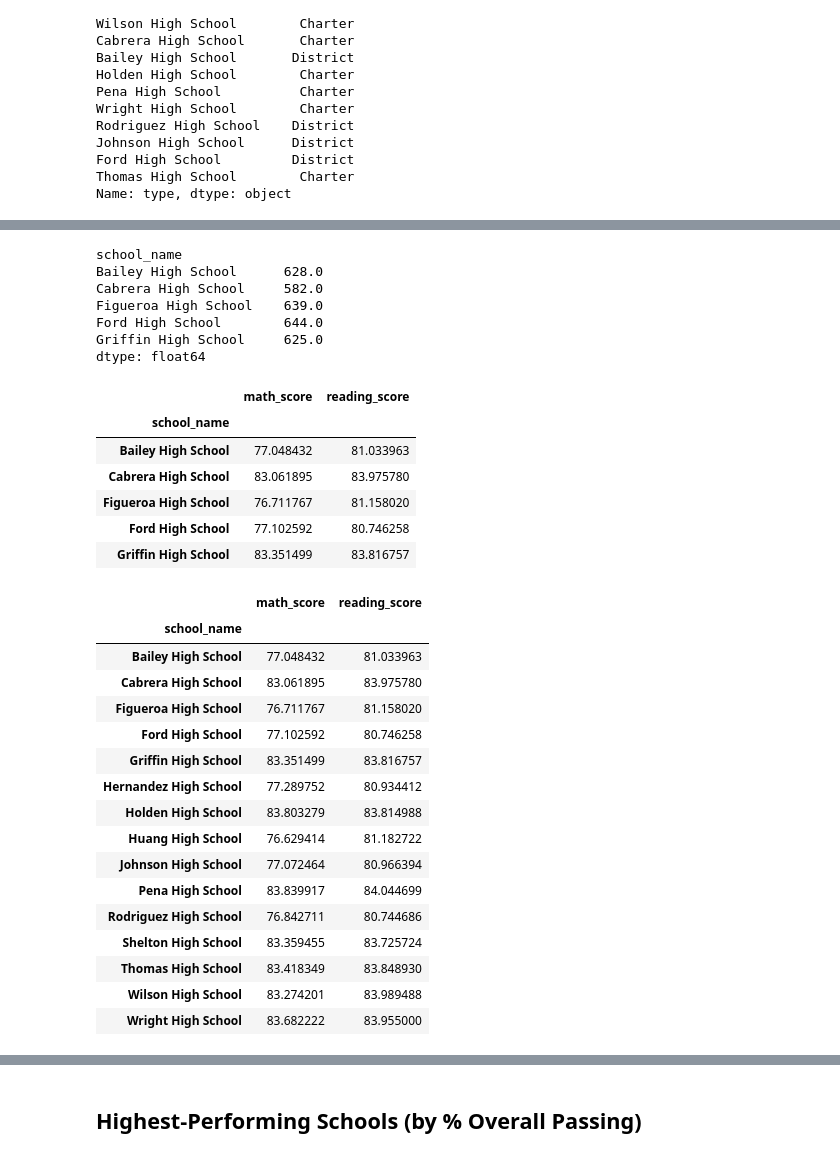
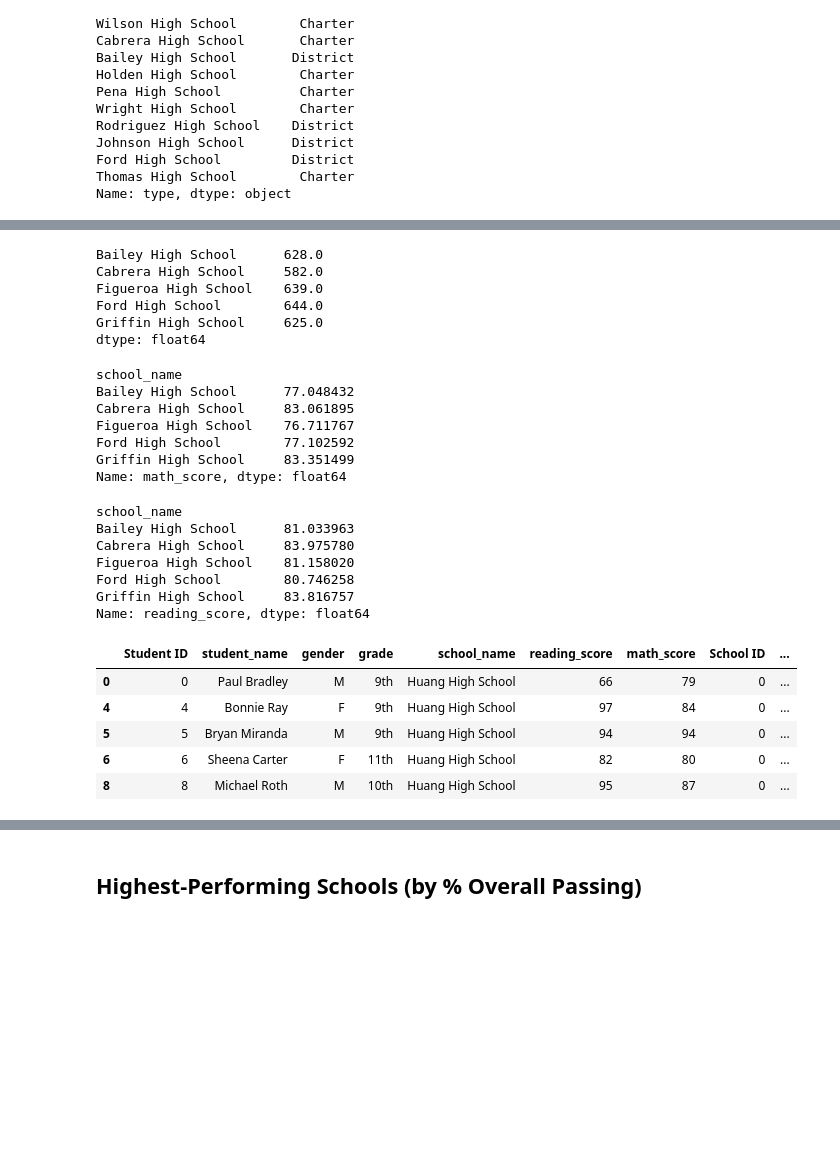
Before and after one commit to minmincg/pandas-challenge, a Jupyter notebook: PyCitySchools_starter.ipynb, the cells around one changed output, grey strips where cells are left out. Saved outputs shown, nothing was run; the diff lists cells and outputs as text; code cells hidden in the pictures; blank space fills up the shorter version.

```diff
--- a/PyCitySchools_starter.ipynb
+++ b/PyCitySchools_starter.ipynb
@@ -170,14 +174,13 @@ Name: student_name, dtype: int64>
 # %%
 # Calculate the total school budget and per student spending
-per_school_gb = school_data_complete.groupby(["school_name"])
-per_school_budget=per_school_gb["school budget"].mean()
+per_school_budget = school_data_complete.groupby(["school_name"]).mean()["school budget"]
+
 
 per_school_capita = per_school_budget / per_school_counts
 
 per_school_capita.head()
 # per_school_budget.head()
 # %% [output]
-school_name
 Bailey High School      628.0
 Cabrera High School     582.0
 Figueroa High School    639.0
@@ -186,38 +189,40 @@ Griffin High School     625.0
 dtype: float64
 # %%
 # Calculate the average test scores
-per_school_scores_df=per_school_gb[["math_score","reading_score"]].mean()
-per_school_scores_df.head()
+per_school_math=school_data_complete.groupby(["school_name"]).mean()["math_score"]
+per_school_math.head()
 # %% [output]
-|  | math_score | reading_score |
-| school_name |  |  |
-| Bailey High School | 77.048432 | 81.033963 |
-| Cabrera High School | 83.061895 | 83.975780 |
-| Figueroa High School | 76.711767 | 81.158020 |
-| Ford High School | 77.102592 | 80.746258 |
-| Griffin High School | 83.351499 | 83.816757 |
+school_name
+Bailey High School      77.048432
+Cabrera High School     83.061895
+Figueroa High School    76.711767
+Ford High School        77.102592
+Griffin High School     83.351499
+Name: math_score, dtype: float64
+# %%
+per_school_reading=school_data_complete.groupby(["school_name"]).mean()["reading_score"]
+per_school_reading.head()
+# %% [output]
+school_name
+Bailey High School      81.033963
+Cabrera High School     83.975780
+Figueroa High School    81.158020
+Ford High School        80.746258
+Griffin High School     83.816757
+Name: reading_score, dtype: float64
 # %%
-# Calculate the number of schools with math scores of 70 or higher
-school_passing_math=per_school_scores_df.loc[per_school_scores_df["math_score"]>70]
+# # Calculate the number of schools with math scores of 70 or higher
+# school_passing_math=school_data_complete.groupby(["school_name"]).mean()["math_score"]>70
 
-school_passing_math
+# school_passing_math.head()
+school_passing_math=school_data_complete[school_data_complete["math_score"]>=70]
+school_passing_math.head()
 # %% [output]
-|  | math_score | reading_score |
-| school_name |  |  |
-| Bailey High School | 77.048432 | 81.033963 |
-| Cabrera High School | 83.061895 | 83.975780 |
-| Figueroa High School | 76.711767 | 81.158020 |
-| Ford High School | 77.102592 | 80.746258 |
-| Griffin High School | 83.351499 | 83.816757 |
-| Hernandez High School | 77.289752 | 80.934412 |
-| Holden High School | 83.803279 | 83.814988 |
-| Huang High School | 76.629414 | 81.182722 |
-| Johnson High School | 77.072464 | 80.966394 |
-| Pena High School | 83.839917 | 84.044699 |
-| Rodriguez High School | 76.842711 | 80.744686 |
-| Shelton High School | 83.359455 | 83.725724 |
-| Thomas High School | 83.418349 | 83.848930 |
-| Wilson High School | 83.274201 | 83.989488 |
-| Wright High School | 83.682222 | 83.955000 |
+|  | Student ID | student_name | gender | grade | school_name | reading_score | math_score | School ID | ... |
+| 0 | 0 | Paul Bradley | M | 9th | Huang High School | 66 | 79 | 0 | ... |
+| 4 | 4 | Bonnie Ray | F | 9th | Huang High School | 97 | 84 | 0 | ... |
+| 5 | 5 | Bryan Miranda | M | 9th | Huang High School | 94 | 94 | 0 | ... |
+| 6 | 6 | Sheena Carter | F | 11th | Huang High School | 82 | 80 | 0 | ... |
+| 8 | 8 | Michael Roth | M | 10th | Huang High School | 95 | 87 | 0 | ... |
 # %%
 # Calculate the number of schools with reading scores of 70 or higher
```
Also changed, not shown: parts of 15 cells of this notebook, 1 other file.
